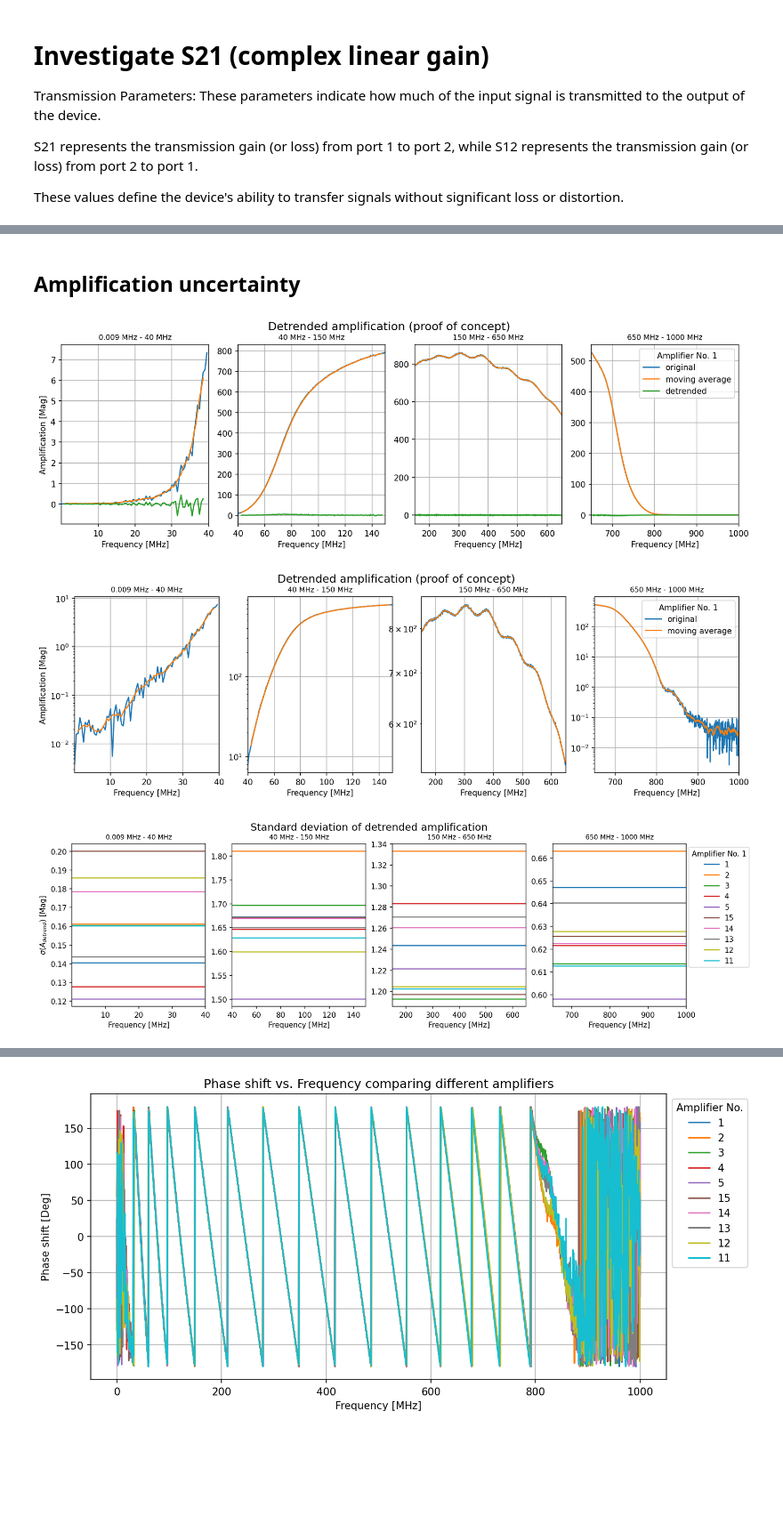
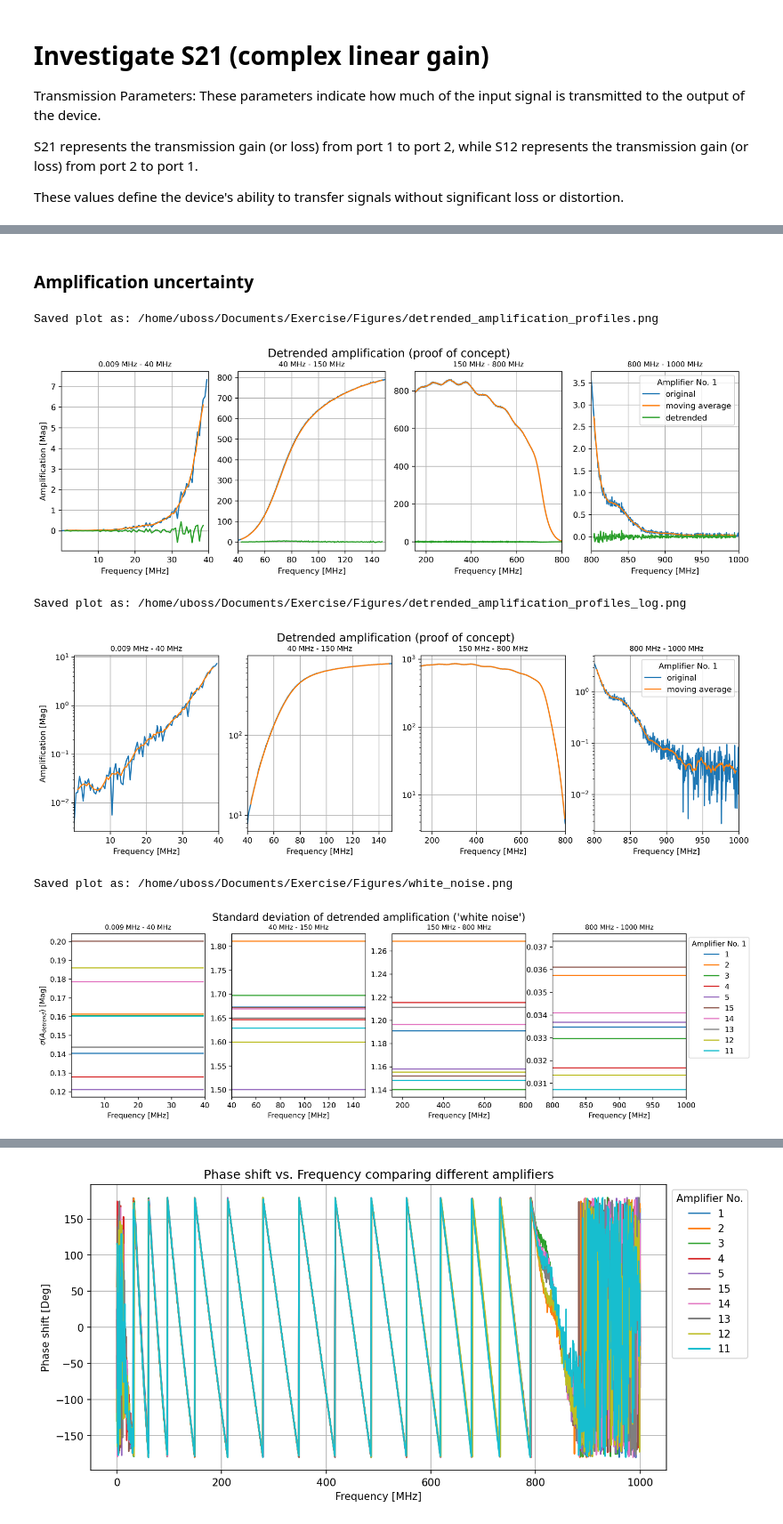
Before and after one commit to UbossDK/Exercise_MMS, a Jupyter notebook: S21_analysis.ipynb, the cells around one changed output, grey strips where cells are left out. Shown at 89% size. Drawn from its saved outputs; the diff is of its cells as text; code cells hidden in the pictures; blank space fills up the shorter version.

```diff
--- a/S21_analysis.ipynb
+++ b/S21_analysis.ipynb
@@ -17,4 +36,0 @@ import pandas as pd
-# %%
-file_path = "Data/Chan_1.csv"
-df = pd.read_csv(file_path, sep=",", skiprows=6, header=0)
-df
@@ -67,3 +69,16 @@ Column names:
 ['Freq(Hz)', 'S11(MAG)', 'S11(DEG)', 'S12(MAG)', 'S12(DEG)', 'S21(MAG)', 'S21(DEG)', 'S22(MAG)', 'S22(DEG)']
 Amplifier numbers:
 [ 1  2  3  4  5 15 14 13 12 11]
+# %%
+# investigate frequency spacing
+freq = np.array(freq_list)
+freq_diff = np.diff(freq)
+freq = freq / 1e6 # convert to MHz
+freq_diff = freq_diff / 1e6 # convert to MHz
+# plot frequency spacing
+plt.figure()
+plt.plot(freq_diff/2 + freq[:-1], freq_diff)
+plt.xlabel("Frequency (MHz)")
+plt.ylabel("Frequency spacing (MHz)")
+plt.title("Frequency spacing between data points")
+plt.show()
@@ -169,18 +247,18 @@ plt.show()
 # %% [markdown]
-## Amplification uncertainty
+### Amplification uncertainty
 # %%
 # calculate standard deviation of detrended amplification for each amplifier in different frequency ranges
 
 min_freq_mhz, max_freq_mhz = np.min(freq_list) / 1e6, np.max(freq_list) / 1e6
-freq_ranges_mhz = [min_freq_mhz, 40, 150, 650, int(max_freq_mhz)]
+freq_ranges_mhz = [min_freq_mhz, 40, 150, 800, int(max_freq_mhz)]
 nrows = len(freq_ranges_mhz) - 1
-roll_windows = [5, 10, 10, 10]
+roll_windows = [5, 10, 10, 15]
 
 
 ########################################################################################################
 # proof of concept for detrending
 
-fig, ax = plt.subplots(ncols=nrows, figsize=(15, 4), dpi=150)
+fig, ax = plt.subplots(ncols=nrows, figsize=(15, 4), dpi=300)
 plt.suptitle("Detrended amplification (proof of concept)", fontsize=14)
 
 for i in range(len(freq_ranges_mhz)-1):
@@ -211,12 +289,20 @@ for i in range(len(freq_ranges_mhz)-1):
 
 # plot legend once outside last plot
 ax[-1].legend(title="Amplifier No. 1", loc='upper right')
+
+# save figure
+machine_path = os.getcwd()
+savename = "detrended_amplification_profiles.png"
+savename = os.path.join(machine_path, folder, savename)
+plt.savefig(savename, bbox_inches='tight')
+print("Saved plot as: " + savename)
+
 plt.show()
 
 ########################################################################################################
 # proof of concept for detrending (log scale)
 
-fig, ax = plt.subplots(ncols=nrows, figsize=(15, 4), dpi=150)
+fig, ax = plt.subplots(ncols=nrows, figsize=(15, 4), dpi=300)
 plt.suptitle("Detrended amplification (proof of concept)", fontsize=14)
 
 for i in range(len(freq_ranges_mhz)-1):
@@ -248,37 +334,56 @@ for i in range(len(freq_ranges_mhz)-1):
 
 # plot legend once outside last plot
 ax[-1].legend(title="Amplifier No. 1", loc='upper right')
+
+# save figure
+machine_path = os.getcwd()
+savename = "detrended_amplification_profiles_log.png"
+savename = os.path.join(machine_path, folder, savename)
+plt.savefig(savename, bbox_inches='tight')
+print("Saved plot as: " + savename)
+
 plt.show()
 
 ########################################################################################################
 # standard deviation of detrended amplification for each amplifier in three different frequency ranges
 
-fig, ax = plt.subplots(ncols=nrows, figsize=(15, 4), dpi=150)
-plt.suptitle("Standard deviation of detrended amplification", fontsize=14)
+fig, ax = plt.subplots(ncols=nrows, figsize=(15, 4), dpi=300)
+plt.suptitle("Standard deviation of detrended amplification ('white noise')", fontsize=14)
 
 for i in range(len(freq_ranges_mhz)-1):
     if i == 0:
       ax[i].set_ylabel('$\\sigma(A_{detrend})$ [Mag]')
     ax[i].set_xlabel('Frequency [MHz]')
     ax[i].set_title(str(freq_ranges_mhz[i]) + " MHz - " + str(freq_ranges_mhz[i+1]) + " MHz", fontsize=9)
     for num in amplifier_nums:
         freq = np.array(freq_list) / 1e6
         mask = (freq >= freq_ranges_mhz[i]) & (freq < freq_ranges_mhz[i+1])
         amp = df_dict[num][col_names[5]]
         # mask range
         amp = amp[mask]
         freq = freq[mask]
         # detrend
         amp_rolling_mean = amp.rolling(window=roll_windows[i], center=True).mean()
         amp_detrended = amp - amp_rolling_mean
         # calculate standard deviation
         amp_std = np.std(amp_detrended) * np.ones(len(freq))
         ax[i].plot(freq, amp_std, label=num)
     ax[i].set_xlim([freq_ranges_mhz[i], freq_ranges_mhz[i+1]])
 # plot legend once outside last plot
 ax[-1].legend(title="Amplifier No. 1", bbox_to_anchor=(1.5, 1), loc='upper right')
+
+# save figure
+machine_path = os.getcwd()
+savename = "white_noise.png"
+savename = os.path.join(machine_path, folder, savename)
+plt.savefig(savename, bbox_inches='tight')
+print("Saved plot as: " + savename)
+
 plt.show()
 # %% [output]
+Saved plot as: /home/uboss/Documents/Exercise/Figures/detrended_amplification_profiles.png
-[figure, old version]
+[figure, new version]
+Saved plot as: /home/uboss/Documents/Exercise/Figures/detrended_amplification_profiles_log.png
-[figure, old version]
+[figure, new version]
+Saved plot as: /home/uboss/Documents/Exercise/Figures/white_noise.png
-[figure, old version]
+[figure, new version]
```
Also changed, not shown: parts of 14 cells of this notebook.
